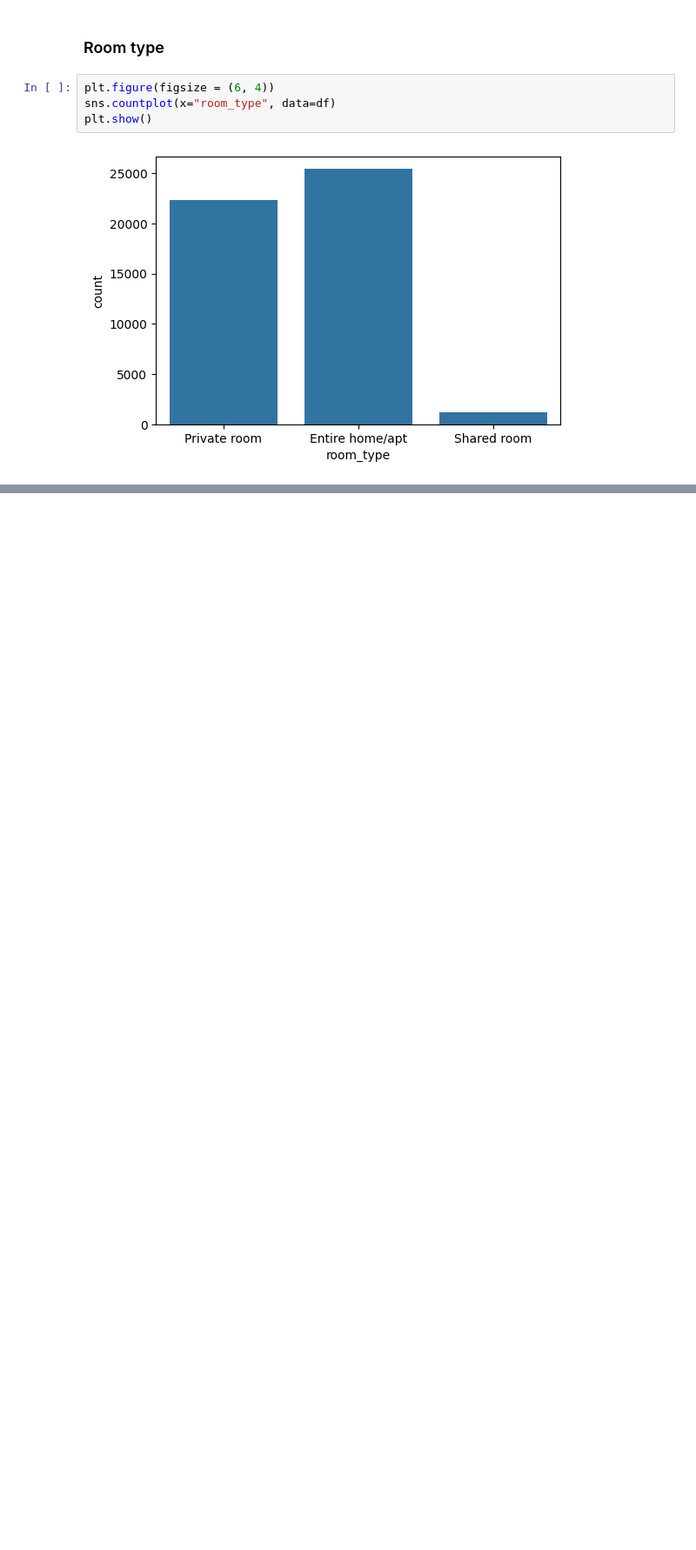
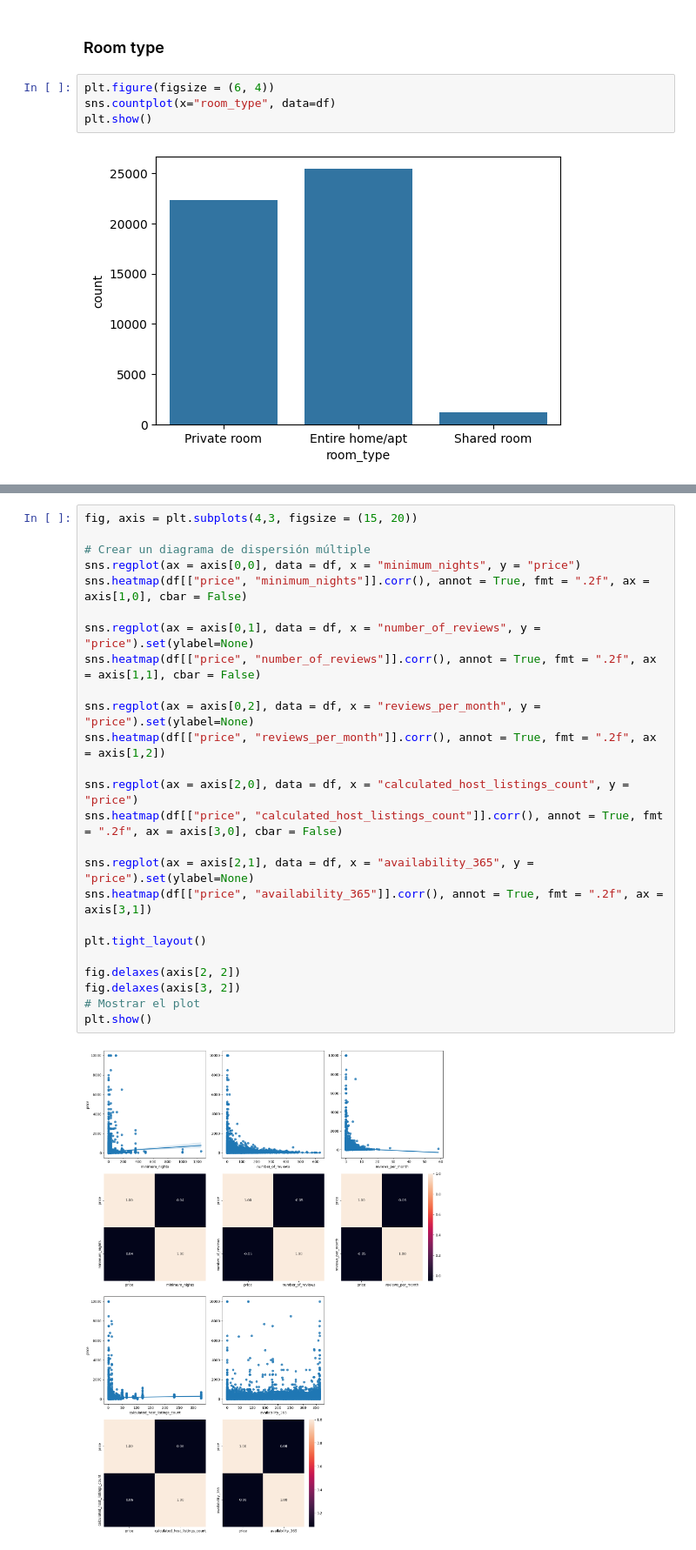
Before and after one commit to luiscmilano/machine-learning-python-template, a Jupyter notebook: src/explore.ipynb, the cells around one changed output, grey strips where cells are left out. Shown: that part at 87% size. Drawn from its saved outputs; the diff is of its cells as text; blank space fills up the shorter version.

```diff
--- a/src/explore.ipynb
+++ b/src/explore.ipynb
@@ -214,0 +285,27 @@ plt.show()
+# %%
+fig, axis = plt.subplots(4,3, figsize = (15, 20))
+
+# Crear un diagrama de dispersión múltiple
+sns.regplot(ax = axis[0,0], data = df, x = "minimum_nights", y = "price")
+sns.heatmap(df[["price", "minimum_nights"]].corr(), annot = True, fmt = ".2f", ax = axis[1,0], cbar = False)
+
+sns.regplot(ax = axis[0,1], data = df, x = "number_of_reviews", y = "price").set(ylabel=None)
+sns.heatmap(df[["price", "number_of_reviews"]].corr(), annot = True, fmt = ".2f", ax = axis[1,1], cbar = False)
+
+sns.regplot(ax = axis[0,2], data = df, x = "reviews_per_month", y = "price").set(ylabel=None)
+sns.heatmap(df[["price", "reviews_per_month"]].corr(), annot = True, fmt = ".2f", ax = axis[1,2])
+
+sns.regplot(ax = axis[2,0], data = df, x = "calculated_host_listings_count", y = "price")
+sns.heatmap(df[["price", "calculated_host_listings_count"]].corr(), annot = True, fmt = ".2f", ax = axis[3,0], cbar = False)
+
+sns.regplot(ax = axis[2,1], data = df, x = "availability_365", y = "price").set(ylabel=None)
+sns.heatmap(df[["price", "availability_365"]].corr(), annot = True, fmt = ".2f", ax = axis[3,1])
+
+plt.tight_layout()
+
+fig.delaxes(axis[2, 2])
+fig.delaxes(axis[3, 2])
+# Mostrar el plot
+plt.show()
+# %% [output]
+[figure, added]
```
Also changed, not shown: parts of 16 cells of this notebook.
